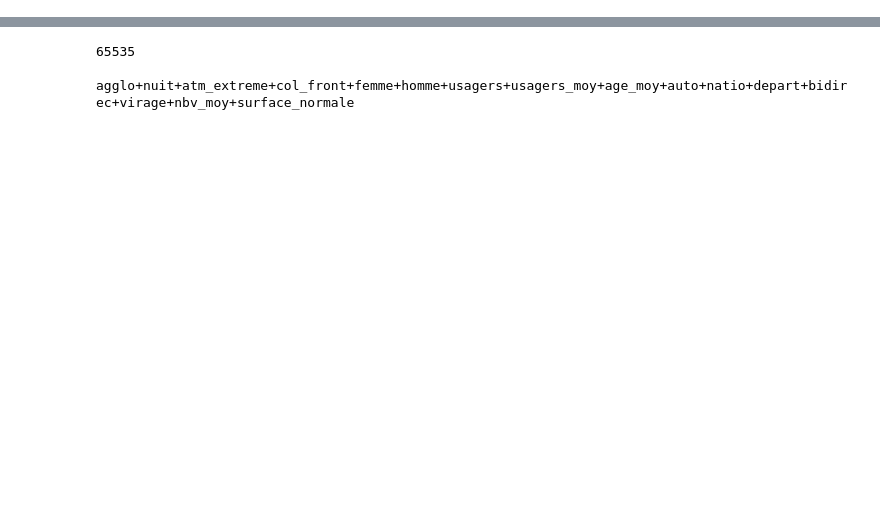
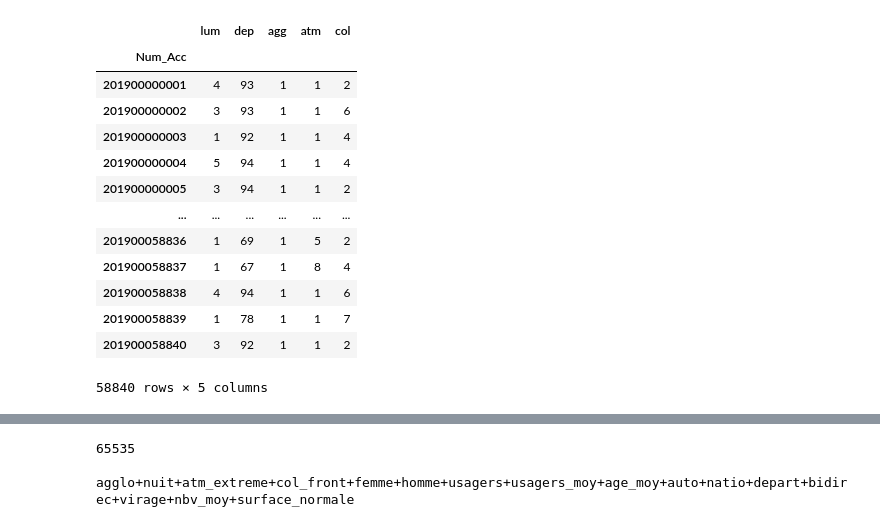
Before and after one commit to josephmosse/projet_econometrie, a Jupyter notebook: accidents.ipynb, the cells around one changed output, grey strips where cells are left out. Saved outputs shown, nothing was run; the diff lists cells and outputs as text; code cells hidden in the pictures; blank space fills up the shorter version.

```diff
--- a/accidents.ipynb
+++ b/accidents.ipynb
@@ -1,28 +1,45 @@
 # %%
 import math
 import pandas as pd
 import numpy as np
 import matplotlib.pyplot as plt
 import statsmodels.api as sm
 import statsmodels.formula.api as smf
 from itertools import combinations
 import seaborn as sns
 
 
-caracteristiques = pd.read_csv('data/caracteristiques-2019.csv',
-                                sep=';', index_col='Num_Acc',
-                                usecols=['Num_Acc','dep', 'lum', 'agg', 'atm','col'])
+caracteristiques = pd.read_csv('data/caracteristiques-20191.csv',
+                                index_col='Num_Acc',
+                                usecols=['Num_Acc','dep', 'lum', 'agg', 'atm','col'], dtype={'dep' : object})
 usagers = pd.read_csv('data/usagers-2019.csv',
                         sep=';', index_col='Num_Acc',
                         usecols=['Num_Acc', 'sexe', 'an_nais', 'grav', 'secu1', 'secu2', 'secu3'])
 
 lieux = pd.read_csv('data/lieux-2019.csv',
                     sep=';', index_col='Num_Acc',
                     usecols=['Num_Acc', 'catr','circ', 'nbv', 'plan', 'surf'])
 
 vehicules = pd.read_csv('data/vehicules-2019.csv',
                         sep=';', index_col='Num_Acc',
                         usecols=['Num_Acc', 'catv' ])
 
 donnes_brut = pd.read_csv('data/donnes.csv', index_col='dep')
+
+display(caracteristiques)
+# %% [output]
+|  | lum | dep | agg | atm | col |
+| Num_Acc |  |  |  |  |  |
+| 201900000001 | 4 | 93 | 1 | 1 | 2 |
+| 201900000002 | 3 | 93 | 1 | 1 | 6 |
+| 201900000003 | 1 | 92 | 1 | 1 | 4 |
+| 201900000004 | 5 | 94 | 1 | 1 | 4 |
+| 201900000005 | 3 | 94 | 1 | 1 | 2 |
+| ... | ... | ... | ... | ... | ... |
+| 201900058836 | 1 | 69 | 1 | 5 | 2 |
+| 201900058837 | 1 | 67 | 1 | 8 | 4 |
+| 201900058838 | 4 | 94 | 1 | 1 | 6 |
+| 201900058839 | 1 | 78 | 1 | 1 | 7 |
+| 201900058840 | 3 | 92 | 1 | 1 | 2 |
+58840 rows × 5 columns
 # %%
```
Also changed, not shown: parts of 5 cells of this notebook, 4 other files.
